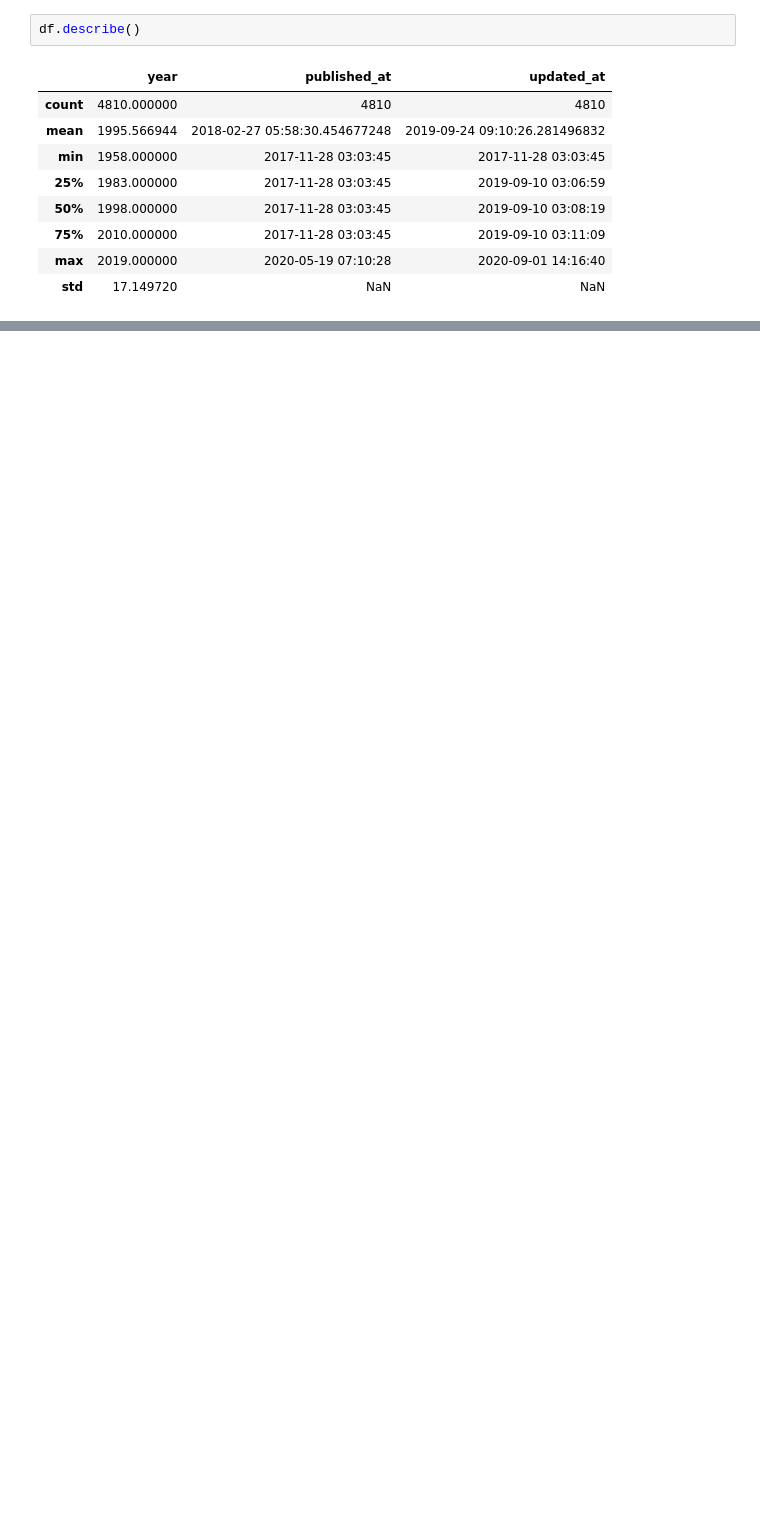
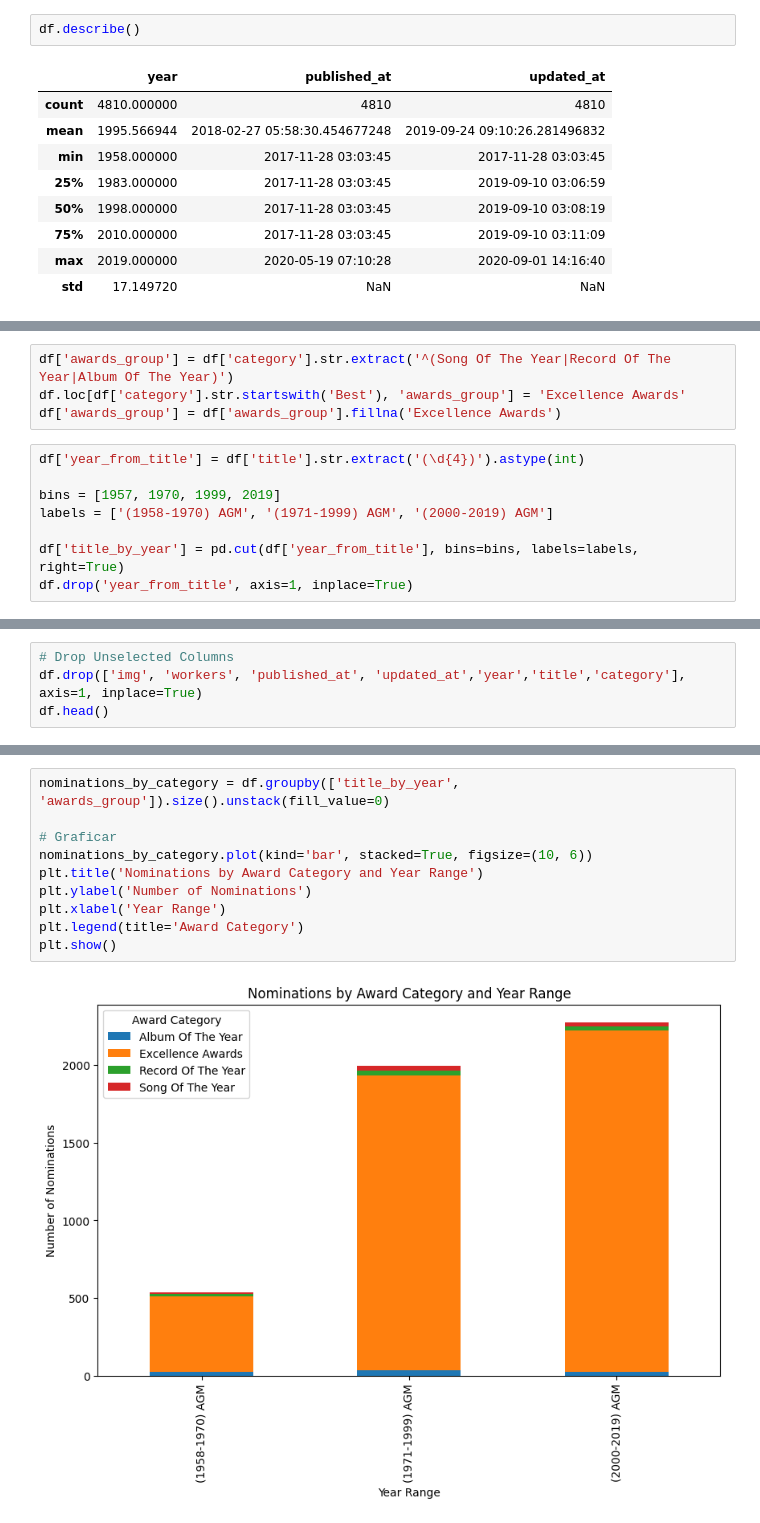
Before and after one commit to RJuanJo/etl_workshop2, a Jupyter notebook: notebooks/EDA002.ipynb, the cells around one changed output, grey strips where cells are left out. Drawn from its saved outputs; the diff is of its cells as text; blank space fills up the shorter version.

```diff
--- a/notebooks/EDA002.ipynb
+++ b/notebooks/EDA002.ipynb
@@ -131,0 +149,12 @@ dtype: float64
+# %%
+df['awards_group'] = df['category'].str.extract('^(Song Of The Year|Record Of The Year|Album Of The Year)')
+df.loc[df['category'].str.startswith('Best'), 'awards_group'] = 'Excellence Awards'
+df['awards_group'] = df['awards_group'].fillna('Excellence Awards')
+# %%
+df['year_from_title'] = df['title'].str.extract('(\d{4})').astype(int)
+
+bins = [1957, 1970, 1999, 2019]
+labels = ['(1958-1970) AGM', '(1971-1999) AGM', '(2000-2019) AGM']
+
+df['title_by_year'] = pd.cut(df['year_from_title'], bins=bins, labels=labels, right=True)
+df.drop('year_from_title', axis=1, inplace=True)
@@ -131,0 +174,4 @@ dtype: float64
+# %%
+# Drop Unselected Columns
+df.drop(['img', 'workers', 'published_at', 'updated_at','year','title','category'], axis=1, inplace=True)
+df.head()
@@ -131,0 +187,12 @@ dtype: float64
+# %%
+nominations_by_category = df.groupby(['title_by_year', 'awards_group']).size().unstack(fill_value=0)
+
+# Graficar
+nominations_by_category.plot(kind='bar', stacked=True, figsize=(10, 6))
+plt.title('Nominations by Award Category and Year Range')
+plt.ylabel('Number of Nominations')
+plt.xlabel('Year Range')
+plt.legend(title='Award Category')
+plt.show()
+# %% [output]
+[figure, added]
```
Also changed, not shown: parts of 27 cells of this notebook, 2 other files.
